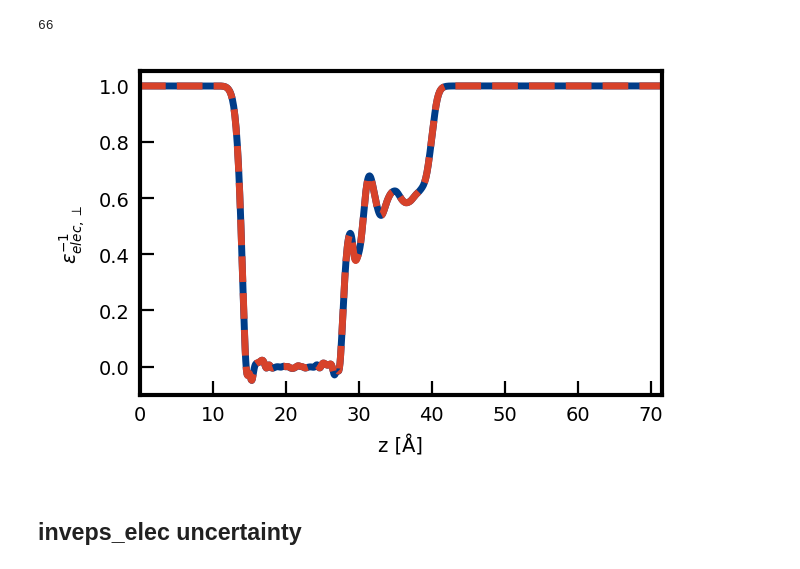
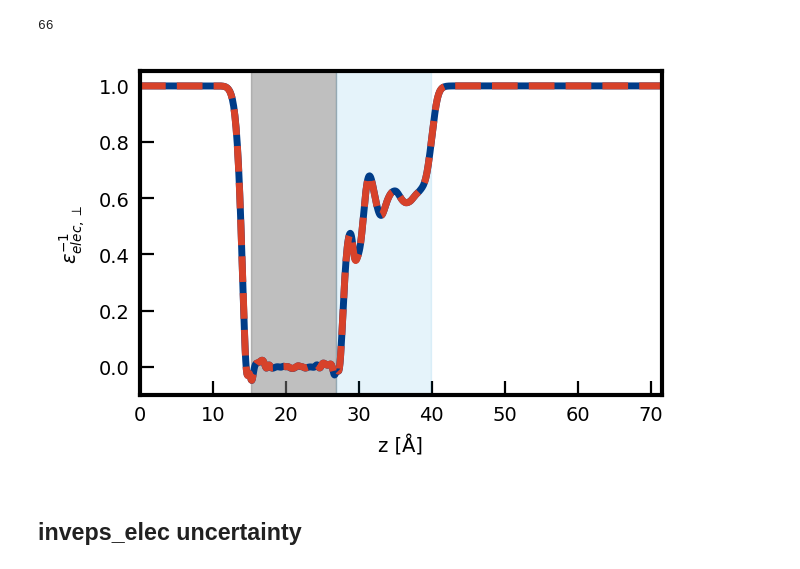
Before and after one commit to ChiahsinChu/2024-JCP-Pt111_dielectric_profile, a Jupyter notebook: pub_figs/make_figs.ipynb, the cells around one changed output. Drawn from its saved outputs; the diff is of its cells as text; code cells hidden in the pictures.

```diff
--- a/pub_figs/make_figs.ipynb
+++ b/pub_figs/make_figs.ipynb
@@ -926,7 +1078,8 @@ plt.show()
 # %% [markdown]
 ## linear response
 # %%
-fnames = glob.glob("../05.elec_eps/01.eps_calc/calc/*/eps_data_*.pkl")
+dname = "../05.elec_eps/01.eps_calc/calc"
+fnames = glob.glob(os.path.join(dname, "*/eps_data_*.pkl"))
 fnames.sort()
 
 inveps_1 = []
@@ -946,26 +1099,60 @@ inveps_1 = np.mean(inveps_1, axis=0)
 inveps_2 = np.mean(inveps_2, axis=0)
 # %% [output]
 66
+# %%
+dname = "../05.elec_eps/01.eps_calc/calc"
+fnames = glob.glob(os.path.join(dname, "*/ref_*/coord.xyz"))
+fnames.sort()
+
+z_surf = []
+for fname in fnames:
+    atoms = io.read(fname)
+    z_1 = atoms[atoms.symbols == "Pt"][:36].get_positions()[:, 2].mean()
+    z_2 = atoms[atoms.symbols == "Pt"][-36:].get_positions()[:, 2].mean()
+    z_surf.extend([z_1, z_2])
+z_surf = np.sort(z_surf).reshape(2, -1).mean(axis=-1)
 # %%
 fig, ax = plt.subplots(figsize=[3, 2])
 
 x = data["v_prime_grid"]
 ax.plot(x, inveps_1, color="blue")
 ax.plot(x, inveps_2, "--", color="red")
+# ax.fill_between(
+#     x,
+#     inveps_1 + np.std(inveps, axis=0),
+#     inveps_1 - np.std(inveps, axis=0),
+# )
+ylim = ax.get_ylim()
+mask = (x >= z_surf[0]) & (x <= z_surf[1])
 ax.fill_between(
     x,
-    inveps_1 + np.std(inveps, axis=0),
-    inveps_1 - np.std(inveps, axis=0),
+    ylim[0],
+    ylim[1],
+    where=mask,
+    color="gray",
+    alpha=0.5,
 )
+mask = (x >= z_surf[1]) & (x <= (z_surf[1] + 13.0))
+ax.fill_between(
+    x,
+    ylim[0],
+    ylim[1],
+    where=mask,
+    color="C0",
+    alpha=0.1,
+)
+
+ax.set_xlim(0.0, x.max())
+ax.set_ylim(ylim)
 
 ax.set_xlim(0.0, 71.478)
 plot.ax_setlabel(ax, "z [Å]", r"$\epsilon_{elec,\perp}^{-1}$")
 
 fig.savefig("figs/linear_response_test.png", transparent=True)
 
 plt.show()
 # %% [output]
-[figure, old version]
+[figure, new version]
 # %% [markdown]
 ## inveps_elec uncertainty
 # %%
```
Also changed, not shown: parts of 13 cells of this notebook, 37 other files.
